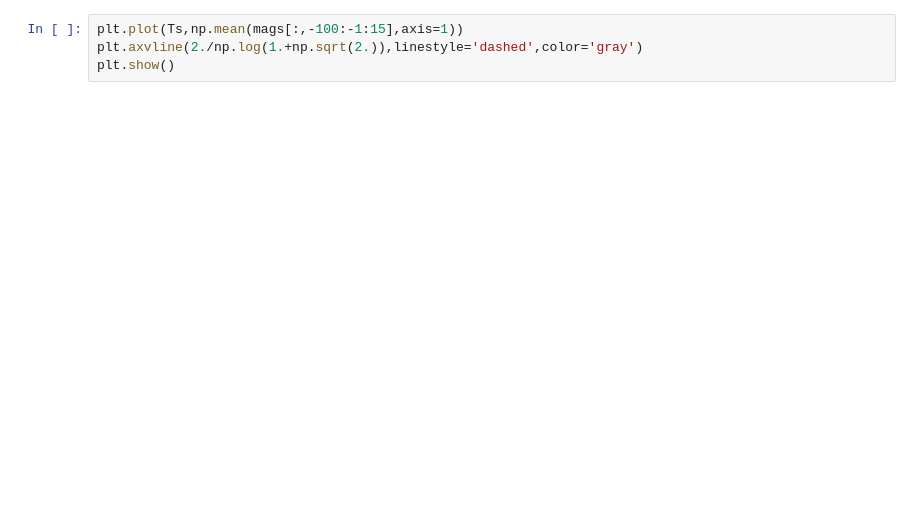
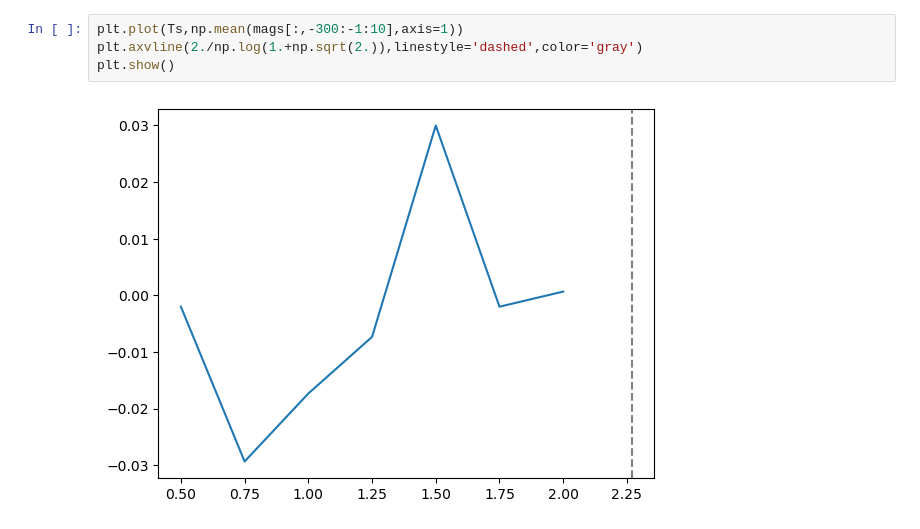
Before and after one commit to j-curtis/spin-glass-noise, a Jupyter notebook: testing.ipynb, the cells around one changed output. Drawn from its saved outputs; the diff is of its cells as text; blank space fills up the shorter version.

```diff
--- a/testing.ipynb
+++ b/testing.ipynb
@@ -37,4 +68,6 @@ plt.show()
 # %%
-plt.plot(Ts,np.mean(mags[:,-100:-1:15],axis=1))
+plt.plot(Ts,np.mean(mags[:,-300:-1:10],axis=1))
 plt.axvline(2./np.log(1.+np.sqrt(2.)),linestyle='dashed',color='gray')
 plt.show()
+# %% [output]
+[figure, added]
```
Also changed, not shown: parts of 19 cells of this notebook, 1 other file.
